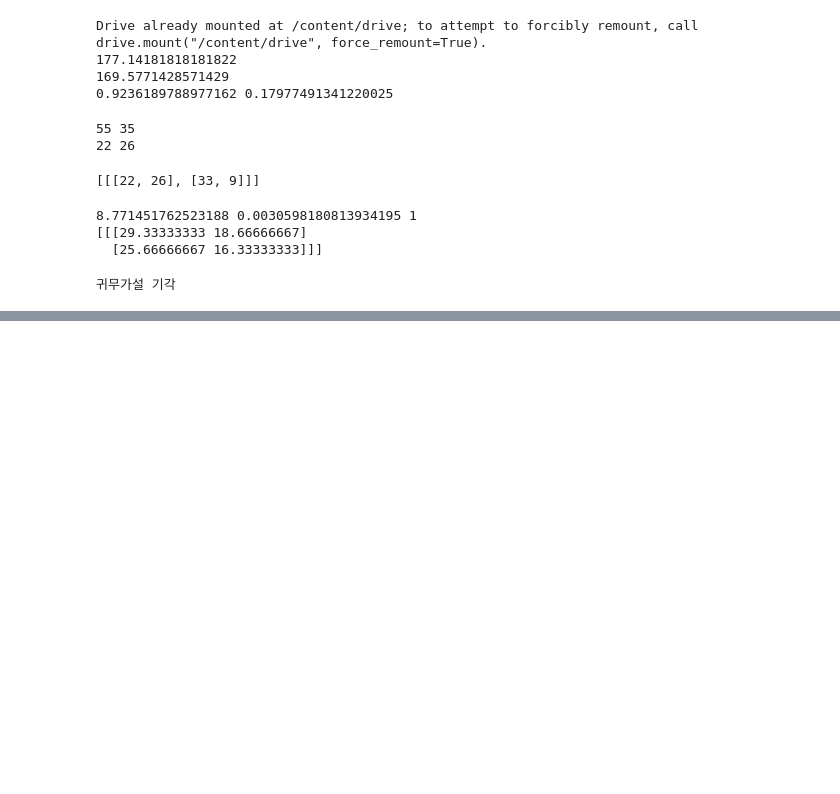
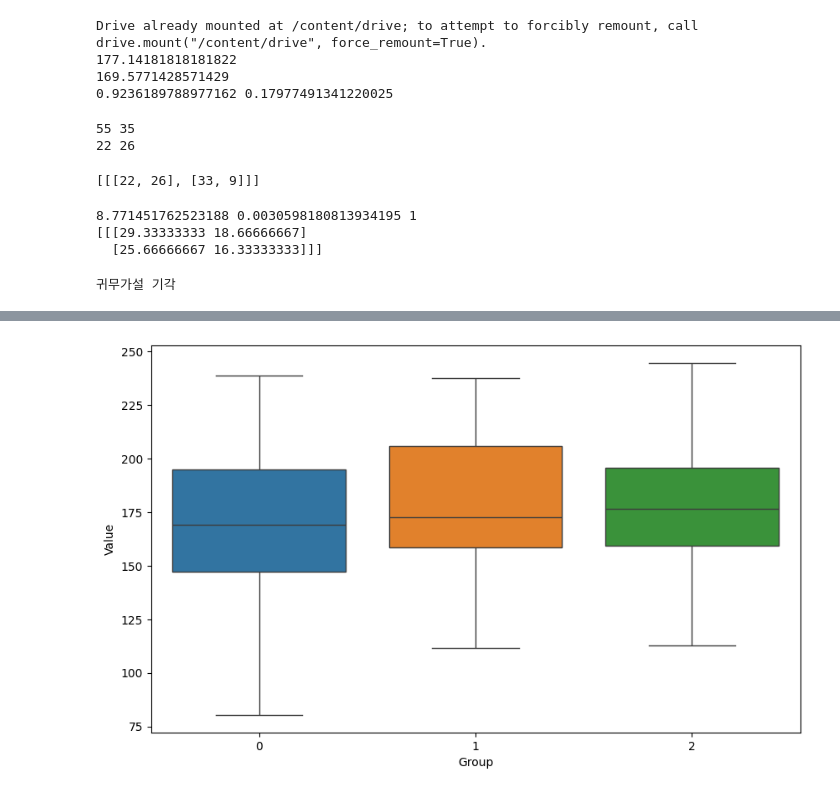
Before and after one commit to HongSeongMo/Bigdata_Analysis_Professional, a Jupyter notebook: 241031.ipynb, the cells around one changed output, grey strips where cells are left out. Drawn from its saved outputs; the diff is of its cells as text; code cells hidden in the pictures; blank space fills up the shorter version.

```diff
--- a/241031.ipynb
+++ b/241031.ipynb
@@ -78,0 +167,7 @@ else:
+# %%
+sns.boxplot(data=[group1, group2, group3])
+plt.xlabel('Group')
+plt.ylabel('Value')
+plt.show()
+# %% [output]
+[figure, added]
```
Also changed, not shown: parts of 14 cells of this notebook.
